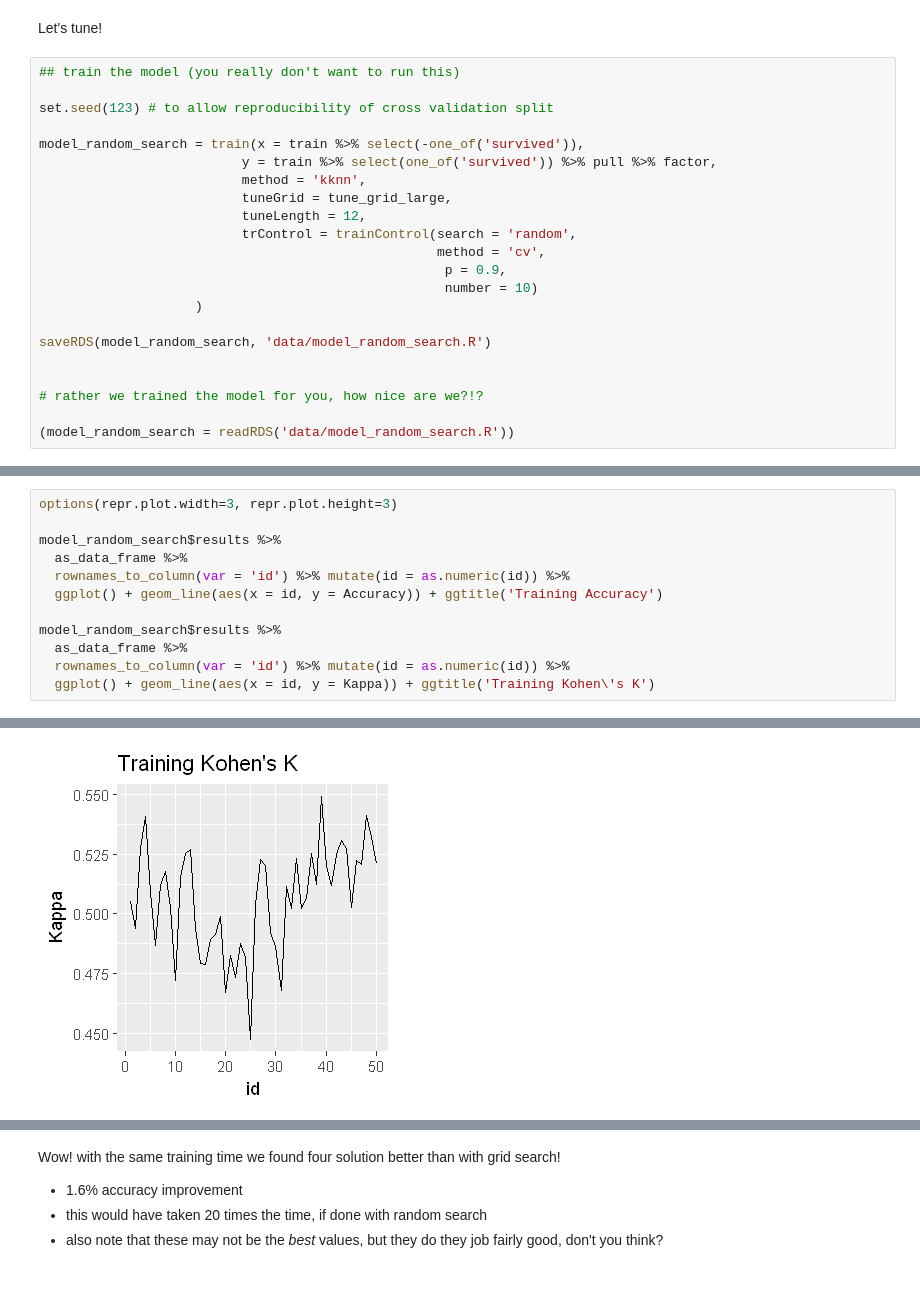
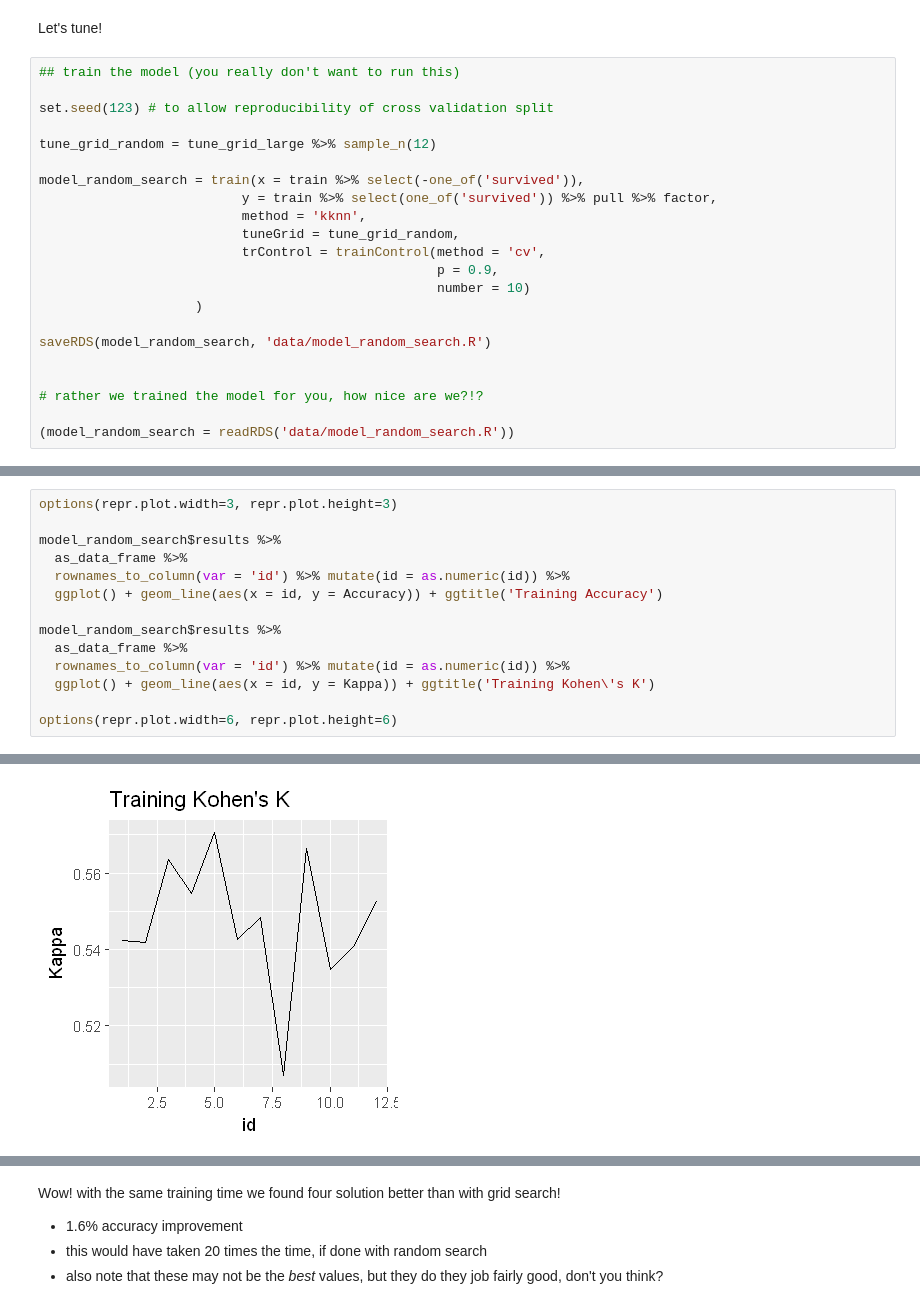
Before and after one commit to mmmlc/mlTeachings, a Jupyter notebook: 2_3_HyperparameterOptimization.ipynb, the cells around one changed output, grey strips where cells are left out. Cells and saved outputs as stored; diff of their text form.

```diff
--- a/2_3_HyperparameterOptimization.ipynb
+++ b/2_3_HyperparameterOptimization.ipynb
@@ -215,15 +194,15 @@ Let's tune!
 
 set.seed(123) # to allow reproducibility of cross validation split
 
+tune_grid_random = tune_grid_large %>% sample_n(12)
+
 model_random_search = train(x = train %>% select(-one_of('survived')),
                           y = train %>% select(one_of('survived')) %>% pull %>% factor,
                           method = 'kknn',
-                          tuneGrid = tune_grid_large,
-                          tuneLength = 12,
-                          trControl = trainControl(search = 'random',
-                                                   method = 'cv',
-                                                    p = 0.9,
-                                                    number = 10)
+                          tuneGrid = tune_grid_random,
+                          trControl = trainControl(method = 'cv',
+                                                   p = 0.9,
+                                                   number = 10)
                     )
 
 saveRDS(model_random_search, 'data/model_random_search.R')
@@ -262,4 +241,6 @@ model_random_search$results %>%
   as_data_frame %>%
   rownames_to_column(var = 'id') %>% mutate(id = as.numeric(id)) %>%
   ggplot() + geom_line(aes(x = id, y = Kappa)) + ggtitle('Training Kohen\'s K')
+
+options(repr.plot.width=6, repr.plot.height=6)
 # %% [output]
@@ -267,3 +248,3 @@ model_random_search$results %>%
-[figure, old version]
+[figure, new version]
 # %%
 model_random_search$results %>%
```
Also changed, not shown: parts of 13 cells of this notebook, 2 other files.
